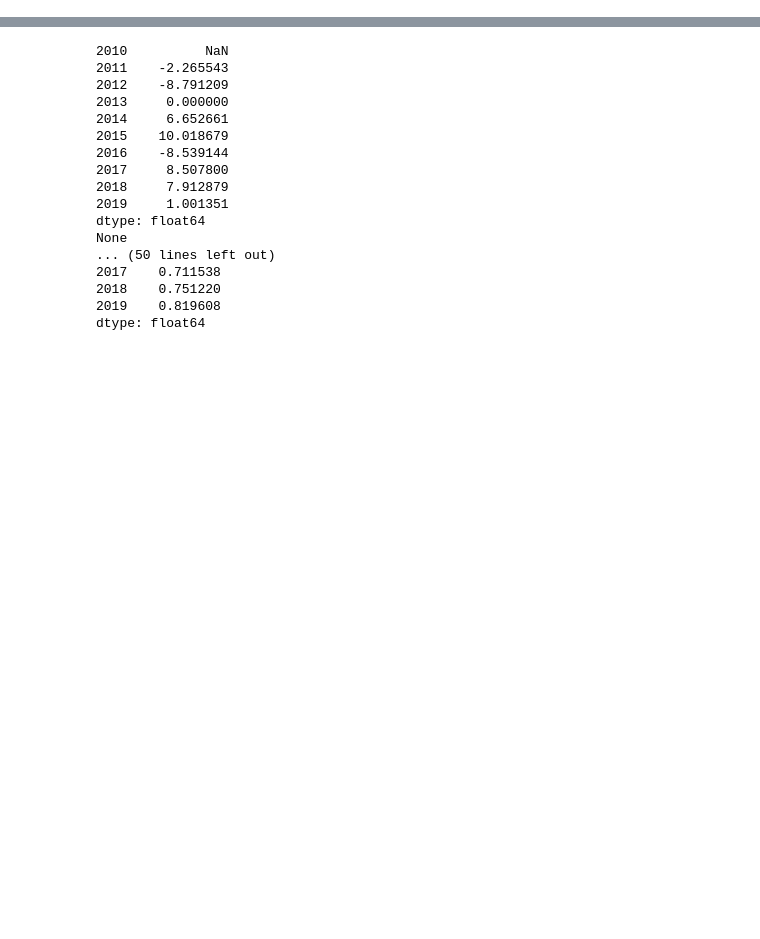
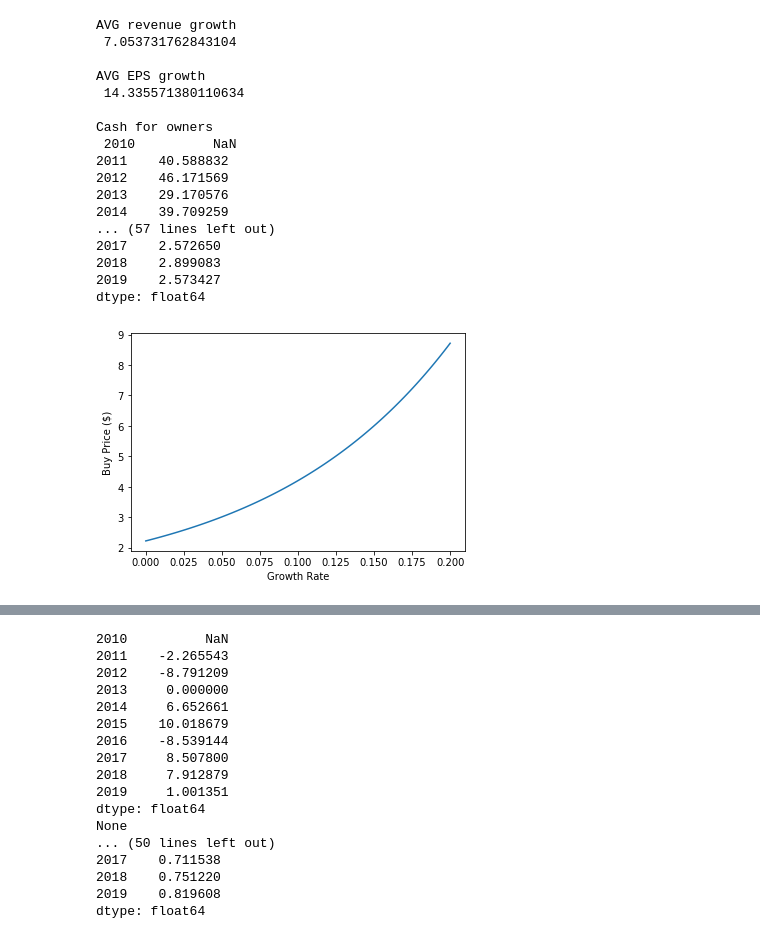
Before and after one commit to zloff/stock-analysis, a Jupyter notebook: Stock analysis project breakdown steps.ipynb, the cells around one changed output, grey strips where cells are left out. Saved outputs shown, nothing was run; the diff lists cells and outputs as text; code cells hidden in the pictures; blank space fills up the shorter version.

```diff
--- a/Stock analysis project breakdown steps.ipynb
+++ b/Stock analysis project breakdown steps.ipynb
@@ -99,0 +148,24 @@ class Company:
+# %%
+brg_data = pd.read_csv('brg.csv', index_col=0)
+brg_data = brg_data.transpose()
+brg = Company(brg_data)
+stock_analysis_output(brg, 0.20)
+# %% [output]
+AVG revenue growth
+ 7.053731762843104
+
+AVG EPS growth
+ 14.335571380110634
+
+Cash for owners
+ 2010          NaN
+2011    40.588832
+2012    46.171569
+2013    29.170576
+2014    39.709259
+... (57 lines left out)
+2017    2.572650
+2018    2.899083
+2019    2.573427
+dtype: float64
+[figure, added]
```
Also changed, not shown: parts of 19 cells of this notebook.
